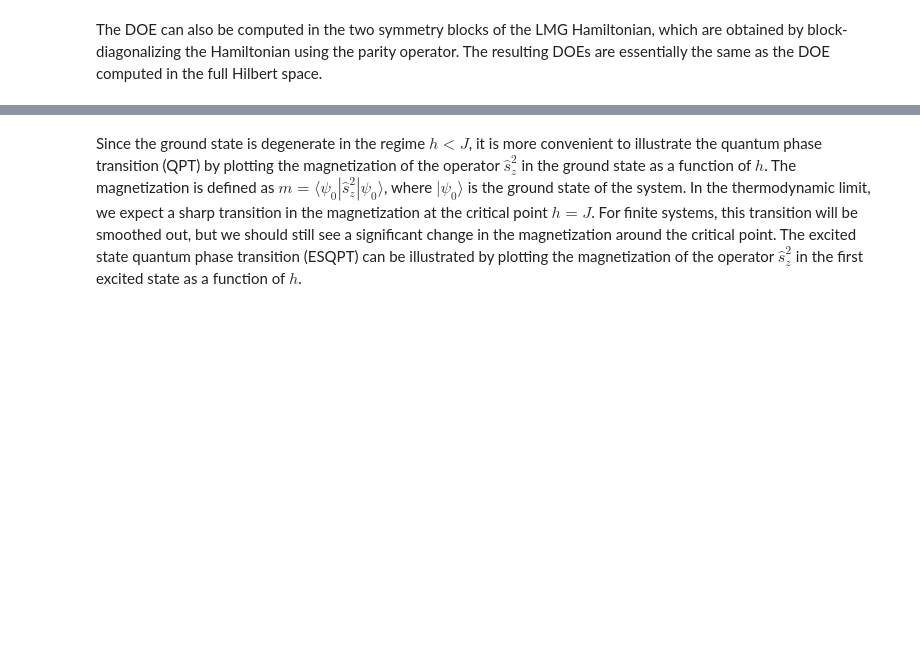
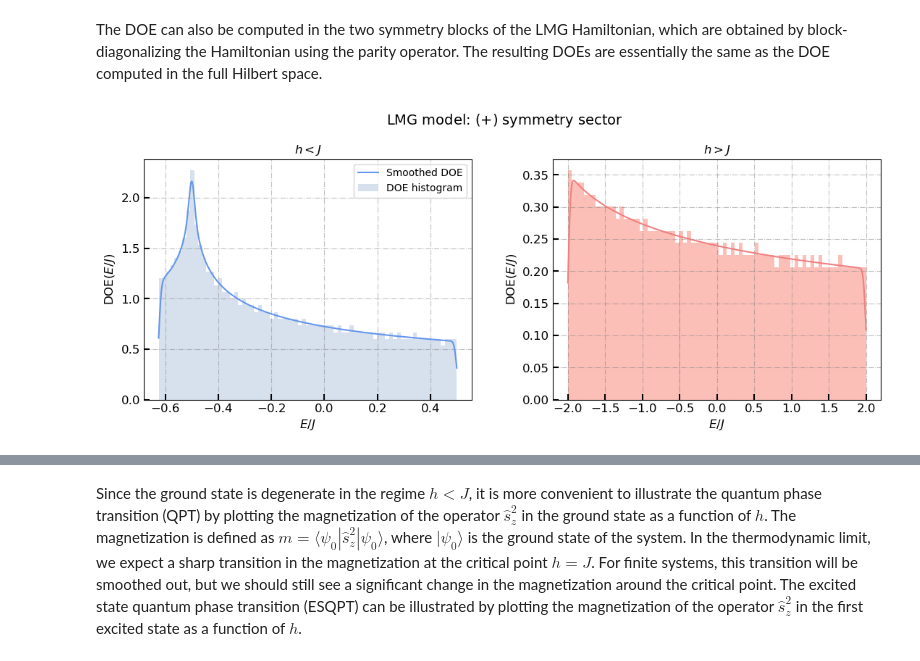
Before and after one commit to nicolasdero/KrylovQuantumClassical, a Jupyter notebook: project_notebook.ipynb, the cells around one changed output, grey strips where cells are left out. Cells and saved outputs as stored; diff of their text form; code cells hidden in the pictures; blank space fills up the shorter version.

```diff
--- a/project_notebook.ipynb
+++ b/project_notebook.ipynb
@@ -159,0 +163,17 @@ plt.show()
+# %%
+fig, (ax1, ax2) = plot_side_by_side(
+    title = ['LMG model: $(+)$ symmetry sector', '$h<J$', '$h>J$'],
+    x_labels = [r'$E/J$', r'$E/J$'],
+    y_labels = [r'DOE($E/J$)', r'DOE($E/J$)'])
+
+ax1.plot(E_grid_blocks_1[0], rho_blocks_1[0], color = 'cornflowerblue', label = 'Smoothed DOE')
+ax2.plot(E_grid_blocks_2[0], rho_blocks_2[0], color='lightcoral')
+
+ax1.bar(centers_list[0][0], hist_list[0][0], width = edges_1[1] - edges_1[0], color = 'lightsteelblue', alpha = 0.5, label = 'DOE histogram')
+ax2.bar(centers_list[1][0], hist_list[1][0], width = edges_2[1] - edges_2[0], color = 'salmon', alpha = 0.5)
+
+ax1.legend(fontsize = 10)
+
+plt.show()
+# %% [output]
+[figure, added]
```
Also changed, not shown: parts of 29 cells of this notebook, 2 other files.
